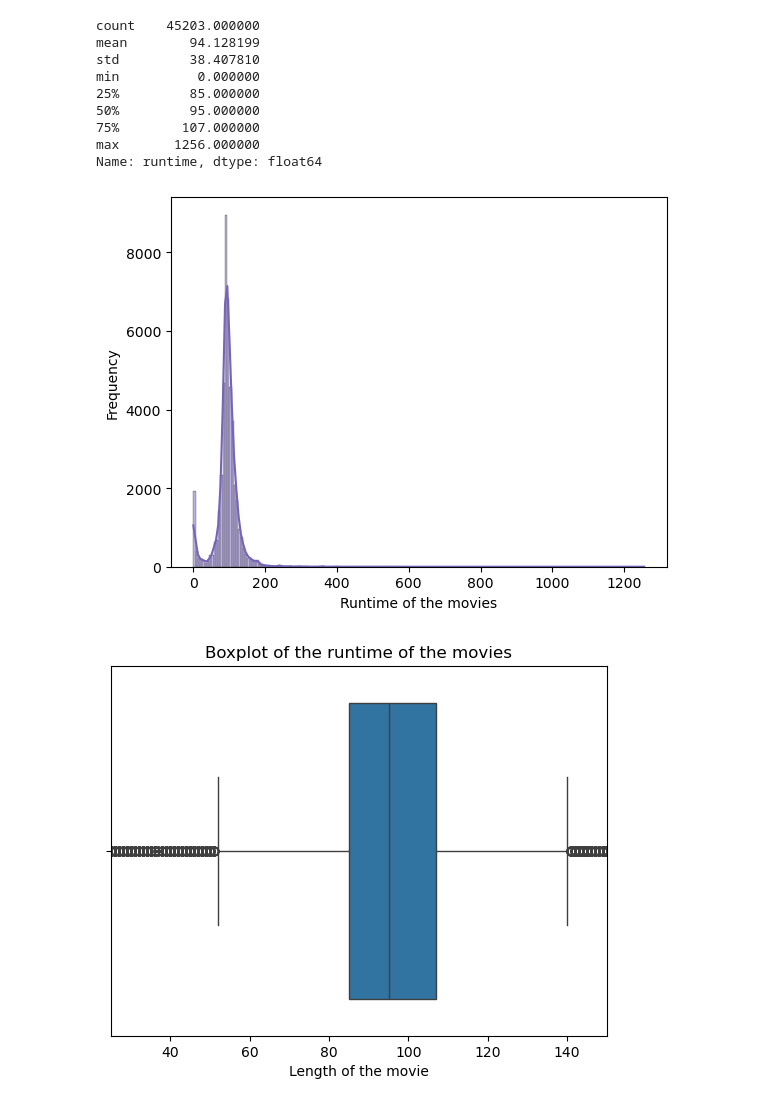
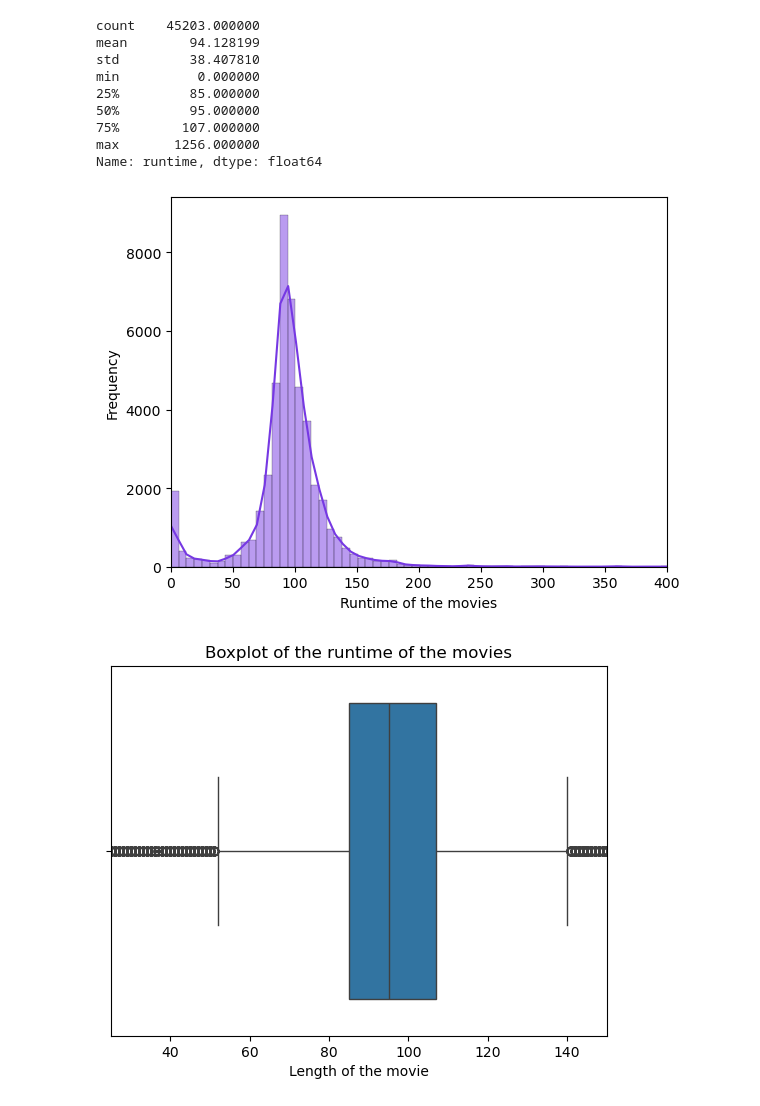
Before and after one commit to Duyduide/Movie-recommendation, a Jupyter notebook: notebooks/02_regression.ipynb, the cells around one changed output. Saved outputs shown, nothing was run; the diff lists cells and outputs as text; code cells hidden in the pictures.

Commit message:
feat: :sparkles: add several plot to visualize the dataset

```diff
--- a/notebooks/02_regression.ipynb
+++ b/notebooks/02_regression.ipynb
@@ -52,3 +78,7 @@ meta_data_df["adult"] = meta_data_df["adult"].fillna(True)
+# %%
+meta_data_df["production_companies"] = meta_data_df["production_companies"].fillna(value="[]")
+meta_data_df['production_companies'] = meta_data_df['production_companies'].apply(ast.literal_eval)
+meta_data_df['company_names'] = meta_data_df['production_companies'].apply(lambda x: [d['name'] for d in x] if isinstance(x, list) else [])
 # %% [markdown]
 - Production countries, fill na with a simple empty list of countries
 # %%
@@ -66,0 +99,12 @@ meta_data_df['genre_names'] = meta_data_df['genres'].apply(lambda x: [d['name']
+# %%
+def extract_collection(value):
+    if pd.isna(value):
+        return None
+    try:
+        data = ast.literal_eval(value)
+        return data.get("name") if isinstance(data, dict) else None
+    except (ValueError, SyntaxError):
+        return None
+
+# convert collection into python's dict
+meta_data_df["collection_name"] = meta_data_df["belongs_to_collection"].apply(extract_collection)
@@ -67,3 +113,16 @@ meta_data_df['genre_names'] = meta_data_df['genres'].apply(lambda x: [d['name']
+# %%
+def extract_languages(value):
+    if pd.isna(value):
+        return []
+
+    try:
+        data = ast.literal_eval(value)
+        return [language["iso_639_1"] for language in data] if isinstance(data, list) else []
+    except(ValueError, SyntaxError):
+        return []
+
+# convert to a list of spoken languages
+meta_data_df["languages"] = meta_data_df["spoken_languages"].apply(extract_languages)
 # %% [markdown]
 - Convert datetime into datetime type for manageble
 # %%
@@ -182,11 +268,12 @@ Name: runtime, dtype: float64
 # %%
 sns.histplot(data=meta_data_df, x="runtime", color=random_color(), bins=200, kde=True)
 
+plt.xlim((0, 400))
 plt.xlabel("Runtime of the movies")
 plt.ylabel("Frequency")
 plt.show()
 # %% [output]
-[figure, old version]
+[figure, new version]
 # %%
 sns.boxplot(data=meta_data_df, x="runtime")
 
```
Also changed, not shown: parts of 32 cells of this notebook.
